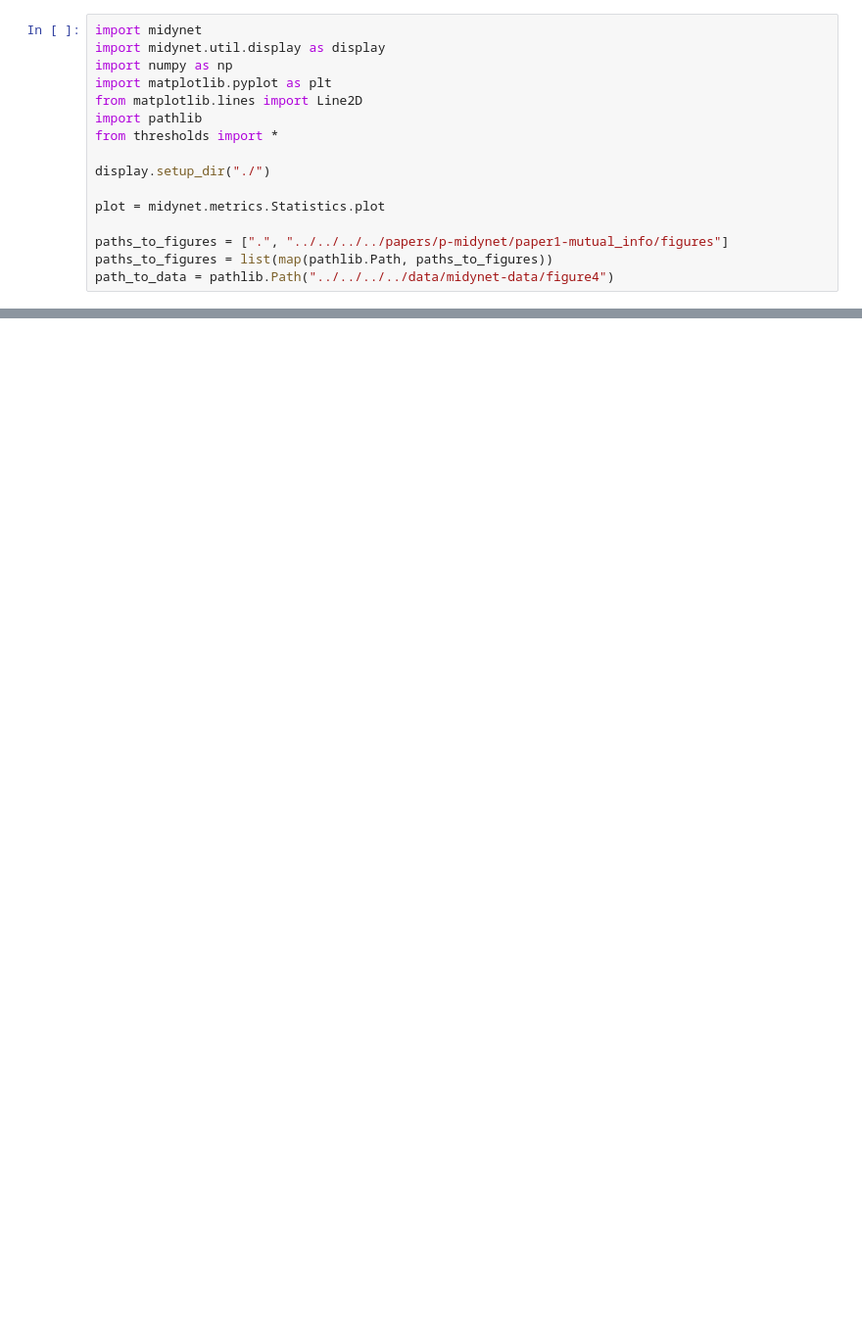
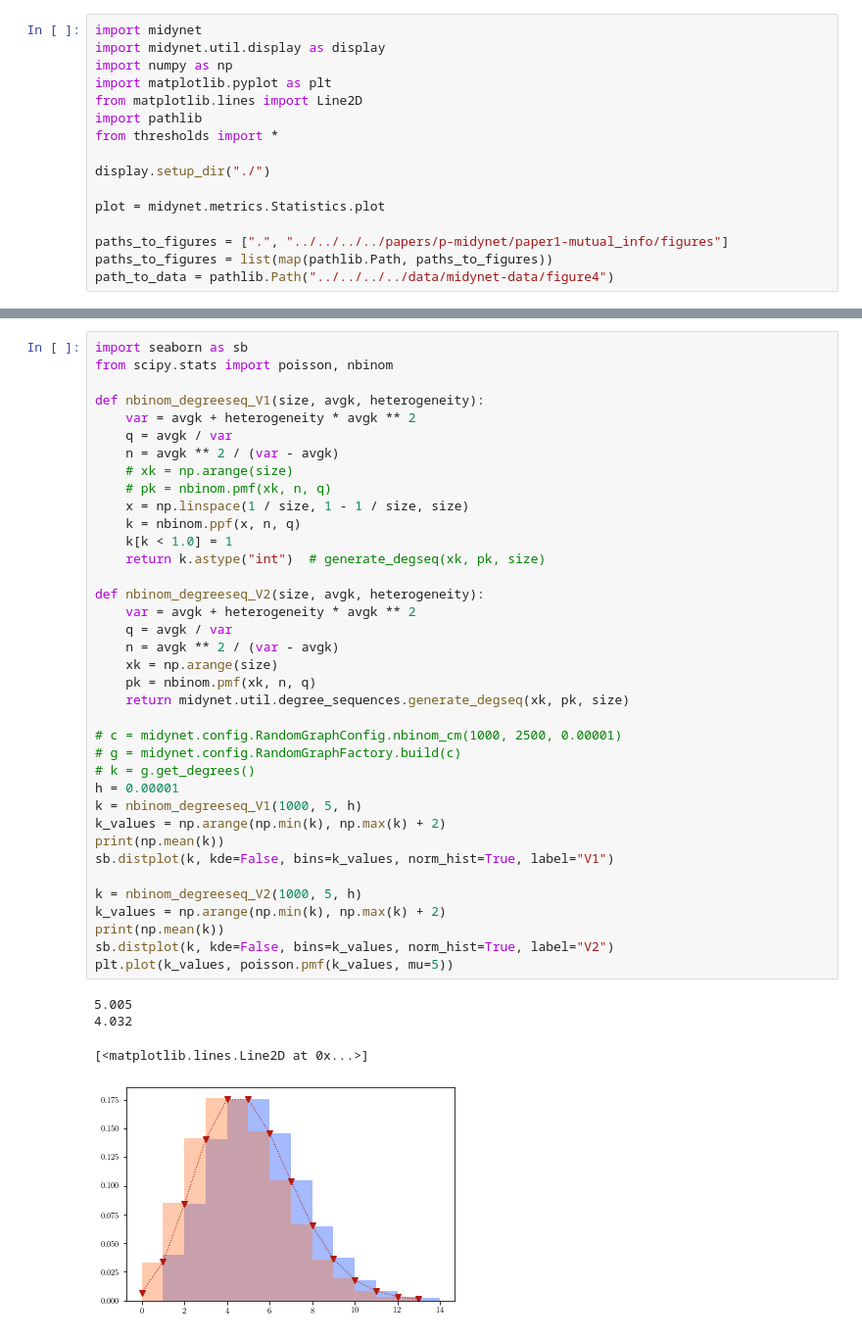
Before and after one commit to charlesmurphy1/midynet, a Jupyter notebook: notebooks/midynet/figure4-rev.ipynb, the cells around one changed output, grey strips where cells are left out. Shown at 98% size. Drawn from its saved outputs; the diff is of its cells as text; blank space fills up the shorter version.

```diff
--- a/notebooks/midynet/figure4-rev.ipynb
+++ b/notebooks/midynet/figure4-rev.ipynb
@@ -100,0 +132,42 @@ end
+# %%
+import seaborn as sb
+from scipy.stats import poisson, nbinom
+
+def nbinom_degreeseq_V1(size, avgk, heterogeneity):
+    var = avgk + heterogeneity * avgk ** 2
+    q = avgk / var
+    n = avgk ** 2 / (var - avgk)
+    # xk = np.arange(size)
+    # pk = nbinom.pmf(xk, n, q)
+    x = np.linspace(1 / size, 1 - 1 / size, size)
+    k = nbinom.ppf(x, n, q)
+    k[k < 1.0] = 1
+    return k.astype("int")  # generate_degseq(xk, pk, size)
+
+def nbinom_degreeseq_V2(size, avgk, heterogeneity):
+    var = avgk + heterogeneity * avgk ** 2
+    q = avgk / var
+    n = avgk ** 2 / (var - avgk)
+    xk = np.arange(size)
+    pk = nbinom.pmf(xk, n, q)
+    return midynet.util.degree_sequences.generate_degseq(xk, pk, size)
+
+# c = midynet.config.RandomGraphConfig.nbinom_cm(1000, 2500, 0.00001)
+# g = midynet.config.RandomGraphFactory.build(c)
+# k = g.get_degrees()
+h = 0.00001
+k = nbinom_degreeseq_V1(1000, 5, h)
+k_values = np.arange(np.min(k), np.max(k) + 2)
+print(np.mean(k))
+sb.distplot(k, kde=False, bins=k_values, norm_hist=True, label="V1")
+
+k = nbinom_degreeseq_V2(1000, 5, h)
+k_values = np.arange(np.min(k), np.max(k) + 2)
+print(np.mean(k))
+sb.distplot(k, kde=False, bins=k_values, norm_hist=True, label="V2")
+plt.plot(k_values, poisson.pmf(k_values, mu=5))
+# %% [output]
+5.005
+4.032
+[<matplotlib.lines.Line2D at 0x...>]
+[figure, added]
```
Also changed, not shown: parts of 6 cells of this notebook, 2 other files.
